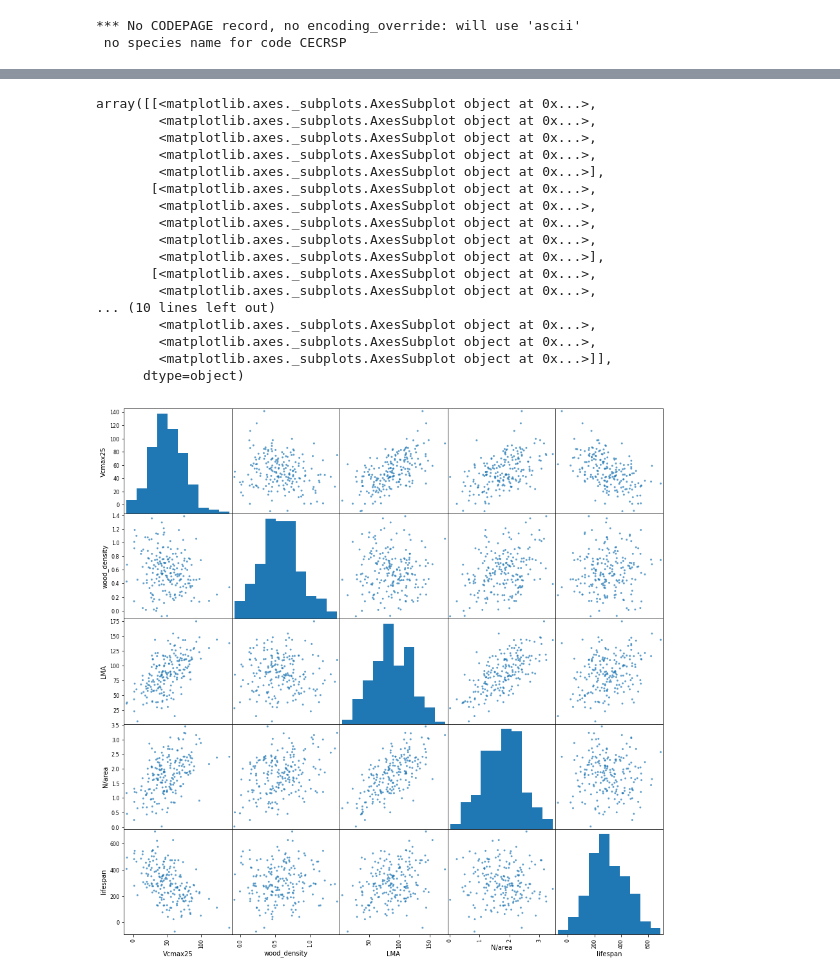
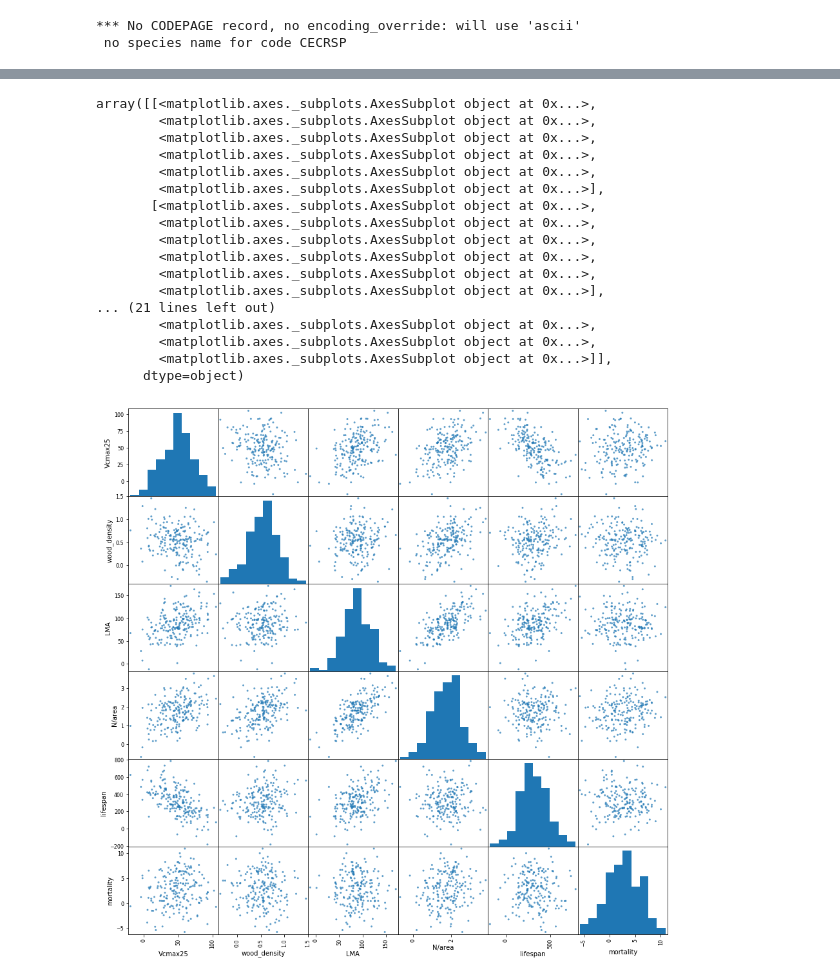
Before and after one commit to NGEET/testbeds, a Jupyter notebook: BCI_testbed/traits_analysis.ipynb, the cells around one changed output, grey strips where cells are left out. Cells and saved outputs as stored; diff of their text form; code cells hidden in the pictures.

Commit message:
updated traits analysis to include mortlaity data from BCI inventory

```diff
--- a/BCI_testbed/traits_analysis.ipynb
+++ b/BCI_testbed/traits_analysis.ipynb
@@ -2,6 +2,7 @@
 import pandas
 import numpy as np
 # import map_funcs
+import sys
 
 global tfrz
 global rgas
@@ -57,7 +58,10 @@ wright_bci_traits_filename = 'traits_data/Wright/BCITRAITS_20101220.xls'
 wright_bci_traits_file = pandas.read_excel(wright_bci_traits_filename)
 wright_bci_traits_file.columns = wright_bci_traits_file.columns.str.replace('$', '')
 wright_bci_specieslist = wright_bci_traits_file.loc[:].GENUS + ' ' + wright_bci_traits_file.loc[:].SPECIES
-wright_bci_wooddensity = np.ma.masked_invalid(np.ma.asarray(wright_bci_traits_file.loc[:].SG100C_AVG))
+wright_bci_wooddensity1 = np.ma.masked_invalid(np.ma.asarray(wright_bci_traits_file.loc[:].SG100C_AVG))
+wright_bci_wooddensity2 = np.ma.masked_invalid(np.ma.asarray(wright_bci_traits_file.loc[:].WSG_CHAVE))
+wright_bci_wooddensity = np.ma.column_stack((wright_bci_wooddensity1,wright_bci_wooddensity2)).mean(axis=1)
+wright_bci_mortality10cm = np.ma.masked_invalid(np.ma.asarray(wright_bci_traits_file.loc[:].MORT_100))
 wright_bci_lma = np.ma.masked_invalid(np.ma.asarray(wright_bci_traits_file.loc[:].LMALEAF_AVD))
 
 # map_funcs.xyplot(wright_bci_wooddensity,wright_bci_lma, dots=True, file='lma_vs_wooddensity', xtitle='wood density', ytitle='LMA')
@@ -178,6 +182,8 @@ master_Narea_list = []
 master_wood_density_list = []
 master_leaf_lifespan_list = []
 master_vcmax25_list = []
+master_mortality10cm_list = []
+
 
 ## start with Wright et al., wet/dry forest data
 for i in range(len(wright_pnm_slz_specieslist)):
@@ -189,6 +195,7 @@ for i in range(len(wright_pnm_slz_specieslist)):
             master_wood_density_list.append([])
             master_leaf_lifespan_list.append([])
             master_vcmax25_list.append([])
+            master_mortality10cm_list.append([])
         indx = master_species_list.index(wright_pnm_slz_specieslist[i])
         if wright_pnm_slz_lma.mask[i] == False:
             master_LMA_list[indx].append(wright_pnm_slz_lma[i])
@@ -206,11 +213,14 @@ for i in range(len(wright_bci_specieslist)):
         master_wood_density_list.append([])
         master_leaf_lifespan_list.append([])
         master_vcmax25_list.append([])
+        master_mortality10cm_list.append([])
     indx = master_species_list.index(wright_bci_specieslist[i])
     if wright_bci_wooddensity.mask[i] == False:
         master_wood_density_list[indx].append(wright_bci_wooddensity[i])
     if wright_bci_lma.mask[i] == False:
         master_LMA_list[indx].append(wright_bci_lma[i])
+    if wright_bci_mortality10cm.mask[i] == False:
+        master_mortality10cm_list[indx].append(wright_bci_mortality10cm[i])
 
 ## next add the Rogers data
 for i in range(len(species_name_list_rogers_vcmaxfile)):
@@ -221,6 +231,7 @@ for i in range(len(species_name_list_rogers_vcmaxfile)):
         master_wood_density_list.append([])
         master_leaf_lifespan_list.append([])
         master_vcmax25_list.append([])
+        master_mortality10cm_list.append([])
     indx = master_species_list.index(species_name_list_rogers_vcmaxfile[i])
     if mean_species_vcmax25.mask[i] == False:
         master_vcmax25_list[indx].append(mean_species_vcmax25[i])
@@ -234,6 +245,7 @@ for i in range(len(norby_panama_specieslist)-1):  ### they used nan to encode a
         master_wood_density_list.append([])
         master_leaf_lifespan_list.append([])
         master_vcmax25_list.append([])
+        master_mortality10cm_list.append([])
     indx = master_species_list.index(norby_panama_specieslist[i])
     if norby_panama_vcmax.mask[i] == False:
         master_vcmax25_list[indx].append(norby_panama_vcmax[i])
@@ -251,6 +263,7 @@ master_Narea_array = np.ma.masked_all(nspecies_master)
 master_wood_density_array = np.ma.masked_all(nspecies_master)
 master_leaf_lifespan_array = np.ma.masked_all(nspecies_master)
 master_vcmax25_array = np.ma.masked_all(nspecies_master)
+master_mort10cm_array = np.ma.masked_all(nspecies_master)
 for i in range(nspecies_master):
     if len(master_vcmax25_list[i]) > 0:
         master_vcmax25_array[i] = np.ma.masked_invalid(np.asarray(master_vcmax25_list[i]).mean()).flatten()
@@ -262,12 +275,17 @@ for i in range(nspecies_master):
         master_Narea_array[i] = np.ma.masked_invalid(np.asarray(master_Narea_list[i]).mean()).flatten()
     if len(master_leaf_lifespan_list[i]) > 0:
         master_leaf_lifespan_array[i] = np.ma.masked_invalid(np.asarray(master_leaf_lifespan_list[i]).mean()).flatten()
+    if len(master_mortality10cm_list[i]) > 0:
+        master_mort10cm_array[i] = np.ma.masked_invalid(np.asarray(master_mortality10cm_list[i]).mean()).flatten()
+
 
 master_LMA_array = master_LMA_array.flatten()
 master_Narea_array = master_Narea_array.flatten()
 master_wood_density_array = master_wood_density_array.flatten()
 master_leaf_lifespan_array = master_leaf_lifespan_array.flatten()
 master_vcmax25_array = master_vcmax25_array.flatten()
+master_mort10cm_array = master_mort10cm_array.flatten()
+
 
 # map_funcs.xyplot(master_LMA_array, master_leaf_lifespan_array, dots=True, xtitle='LMA', ytitle='leaf lifespan')
 # map_funcs.xyplot(master_Narea_array, master_vcmax25_array, dots=True, xtitle='N per unit area', ytitle='vcmax')
@@ -275,12 +293,12 @@ master_vcmax25_array = master_vcmax25_array.flatten()
 # map_funcs.xyplot(master_wood_density_array, master_LMA_array, dots=True, xtitle='wood density', ytitle='LMA')
 
 
-traits_matrix = np.ma.column_stack([master_vcmax25_array,master_wood_density_array,master_LMA_array,master_Narea_array,master_leaf_lifespan_array])
+traits_matrix = np.ma.column_stack([master_vcmax25_array,master_wood_density_array,master_LMA_array,master_Narea_array,master_leaf_lifespan_array,master_mort10cm_array])
 traits_matrix = np.ma.masked_invalid(traits_matrix)
 
 
-
-df = pandas.DataFrame(traits_matrix, columns=['Vcmax25', 'wood_density', 'LMA', 'N/area','lifespan'])
+column_names = ['Vcmax25', 'wood_density', 'LMA', 'N/area','lifespan','mortality']
+df = pandas.DataFrame(traits_matrix, columns=column_names)
 # %% [output]
 *** No CODEPAGE record, no encoding_override: will use 'ascii'
  no species name for code CECRSP
@@ -318,28 +337,29 @@ array([[<matplotlib.axes._subplots.AxesSubplot object at 0x...>,
 # %%
-## now I want to create a sample population with this same structure
+### because of the large amount of missing data in the above, sample as a random draw from the trait
+### covariance matrix instead, so that we can generate a large number of trait values to use for a FATES ensemble.
+
 n_out = 200
-d_out = 5
 means = traits_matrix.mean(axis=0)
 X = np.random.multivariate_normal(means, np.array(trait_cov), n_out)
-df2 = pandas.DataFrame(X, columns=['Vcmax25', 'wood_density', 'LMA', 'N/area','lifespan'])
+df2 = pandas.DataFrame(X, columns=column_names)
 pandas.plotting.scatter_matrix(df2, alpha=0.7, figsize=(15, 15), diagonal='hist')
 # %% [output]
 array([[<matplotlib.axes._subplots.AxesSubplot object at 0x...>,
+        <matplotlib.axes._subplots.AxesSubplot object at 0x...>,
         <matplotlib.axes._subplots.AxesSubplot object at 0x...>,
         <matplotlib.axes._subplots.AxesSubplot object at 0x...>,
         <matplotlib.axes._subplots.AxesSubplot object at 0x...>,
         <matplotlib.axes._subplots.AxesSubplot object at 0x...>],
        [<matplotlib.axes._subplots.AxesSubplot object at 0x...>,
         <matplotlib.axes._subplots.AxesSubplot object at 0x...>,
         <matplotlib.axes._subplots.AxesSubplot object at 0x...>,
         <matplotlib.axes._subplots.AxesSubplot object at 0x...>,
+        <matplotlib.axes._subplots.AxesSubplot object at 0x...>,
         <matplotlib.axes._subplots.AxesSubplot object at 0x...>],
-       [<matplotlib.axes._subplots.AxesSubplot object at 0x...>,
-        <matplotlib.axes._subplots.AxesSubplot object at 0x...>,
-... (10 lines left out)
+... (21 lines left out)
         <matplotlib.axes._subplots.AxesSubplot object at 0x...>,
         <matplotlib.axes._subplots.AxesSubplot object at 0x...>,
         <matplotlib.axes._subplots.AxesSubplot object at 0x...>]],
       dtype=object)
-[figure, old version]
+[figure, new version]
 # %%
```
Also changed, not shown: parts of 8 cells of this notebook, 1 other file.
